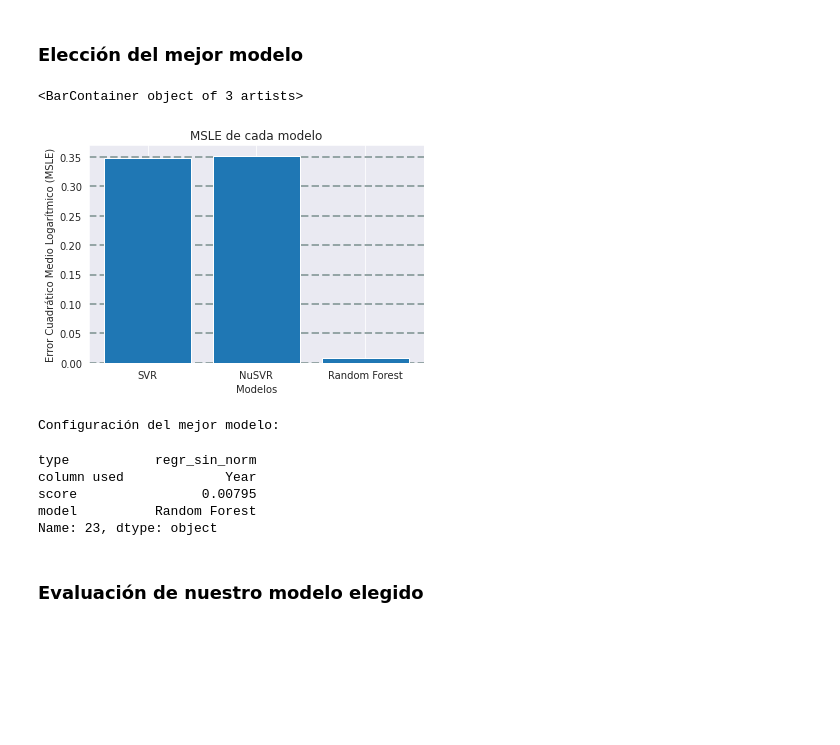
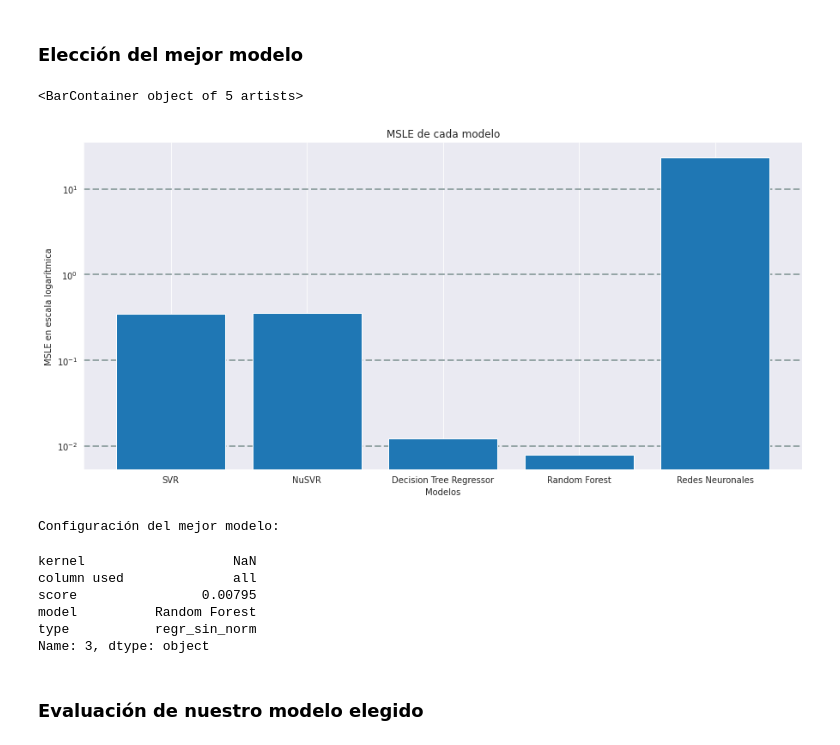
Before and after one commit to pereyraagustin/final-ia, a Jupyter notebook: TP_Final_IA_Grupo_1.ipynb, the cells around one changed output. Drawn from its saved outputs; the diff is of its cells as text; code cells hidden in the pictures; blank space fills up the shorter version.

```diff
--- a/TP_Final_IA_Grupo_1.ipynb
+++ b/TP_Final_IA_Grupo_1.ipynb
@@ -340,7 +395,7 @@ for col in X_train_original.columns:
   # Dejar solo una columna para probar
   X_train = X_train.iloc[:, X_train.columns == col]
   X_test = X_test.iloc[:, X_test.columns == col]
-  # Probamos con varios kernels
+  # Probamos con y sin normalización de la entrada
   for regr_type, regr in regressors.items():
     regr.fit(X_train, y_train)
     y_pred = regr.predict(X_test)
@@ -356,7 +411,7 @@ for col in X_train_original.columns:
 for regr_type, regr in regressors.items():
     regr.fit(X_train, y_train)
     y_pred = regr.predict(X_test)
-    left_cols.append(col)
+    left_cols.append('all')
     regr_types.append(regr_type)
     scores.append(mean_squared_log_error(y_test, y_pred))
 
@@ -378,25 +433,3 @@ Name: 23, dtype: object
 ## https://scikit-learn.org/stable/auto_examples/ensemble/plot_forest_importances.html#feature-importance-based-on-feature-permutation
 # %% [markdown]
 ### 4. Redes Neuronales
-# %%
-#Importo sklearn.neural_network
-#https://scikit-learn.org/stable/modules/neural_networks_supervised.html#tips-on-practical-use
-from sklearn.neural_network import MLPClassifier
-from sklearn.neural_network import MLPRegressor
-from sklearn.datasets import make_regression
-from sklearn.preprocessing import StandardScaler
-from sklearn.model_selection import train_test_split
-
-X_train_original = X_train.copy(deep=True)
-X_test_original = X_test.copy(deep=True)
-
-#Aplicar misma escala
-scaler = StandardScaler()
-#Se realiza el fit solo en el train data
-scaler.fit(X_train_original)
-#Luego aplicamos las transformaciones tanto al train como al test
-X_train_original = scaler.transform(X_train_original)
-X_test_original = scaler.transform(X_test_original)
-
-X_train_original, X_test_original, y_train, y_test = train_test_split(X, y,
-                                                    random_state=1)
@@ -405,26 +495,29 @@ X_train_original, X_test_original, y_train, y_test = train_test_split(X, y,
 # %%
 # Convertir lista de pd.Series a DatFrame para acceder los datos más facilmente
 best_regr = pd.DataFrame(data=best_regressors, index=range(len(best_regressors)))
 # Grafico de barras para visualizar resultados
 # Mientras más bajo el error, mejor
+plt.figure(figsize=(15,7))
 plt.title('MSLE de cada modelo')
 plt.xlabel('Modelos')
-plt.ylabel('Error Cuadrático Medio Logarítmico (MSLE)')
+plt.ylabel('MSLE en escala logarítmica')
 plt.grid(color='#95a5a6', linestyle='--', linewidth=2, axis='y')
+plt.yscale('log')
 plt.bar(best_regr.model, best_regr.score)
 # %% [output]
-<BarContainer object of 3 artists>
+<BarContainer object of 5 artists>
-[figure, old version]
+[figure, new version]
 # %%
 # Imprimir por consola la configuración que usó el mejor modelo (columnas usadas y cosas como el kernel)
 print("Configuración del mejor modelo:\n")
-results.iloc[results['score'].idxmin()]
+best_regr.iloc[best_regr['score'].idxmin()]
 # %% [output]
 Configuración del mejor modelo:
-type           regr_sin_norm
-column used             Year
+kernel                   NaN
+column used              all
 score                0.00795
 model          Random Forest
-Name: 23, dtype: object
+type           regr_sin_norm
+Name: 3, dtype: object
 # %% [markdown]
 ### Evaluación de nuestro modelo elegido
```
Also changed, not shown: parts of 13 cells of this notebook.
